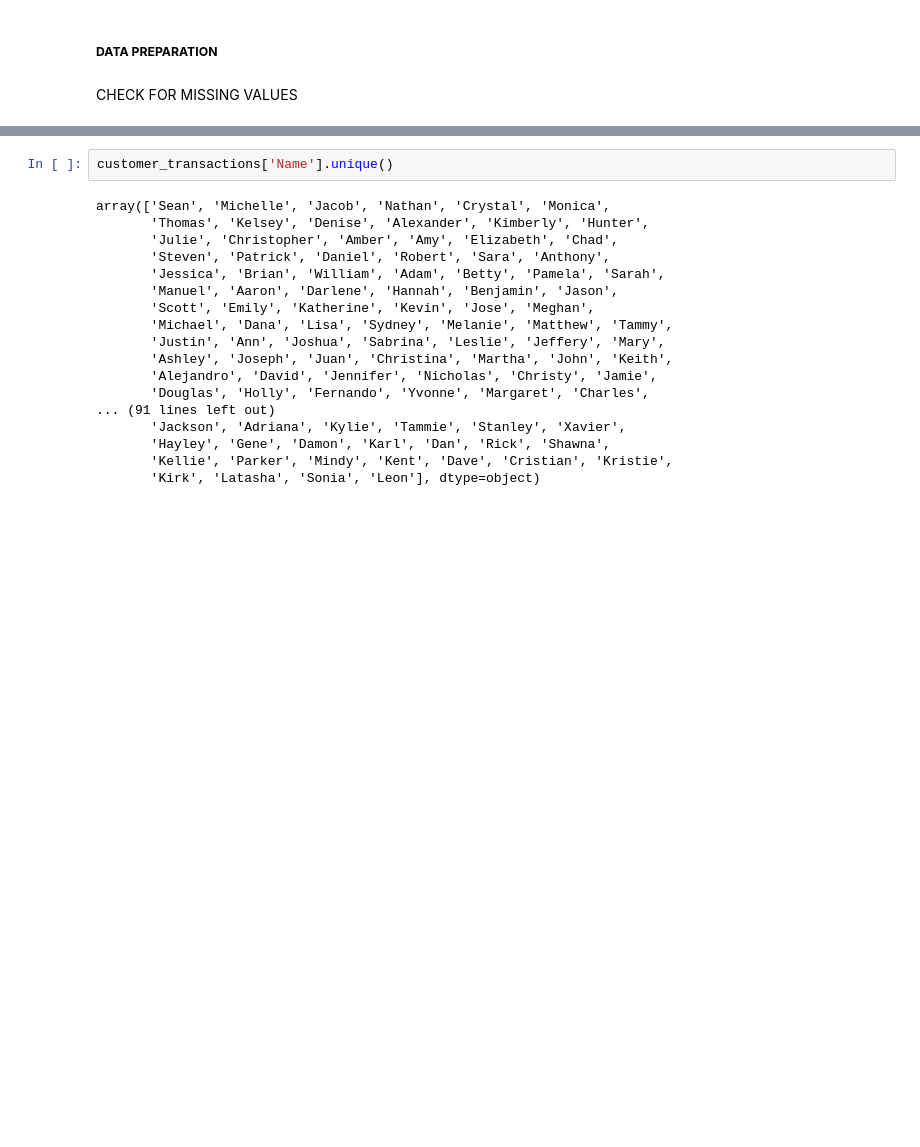
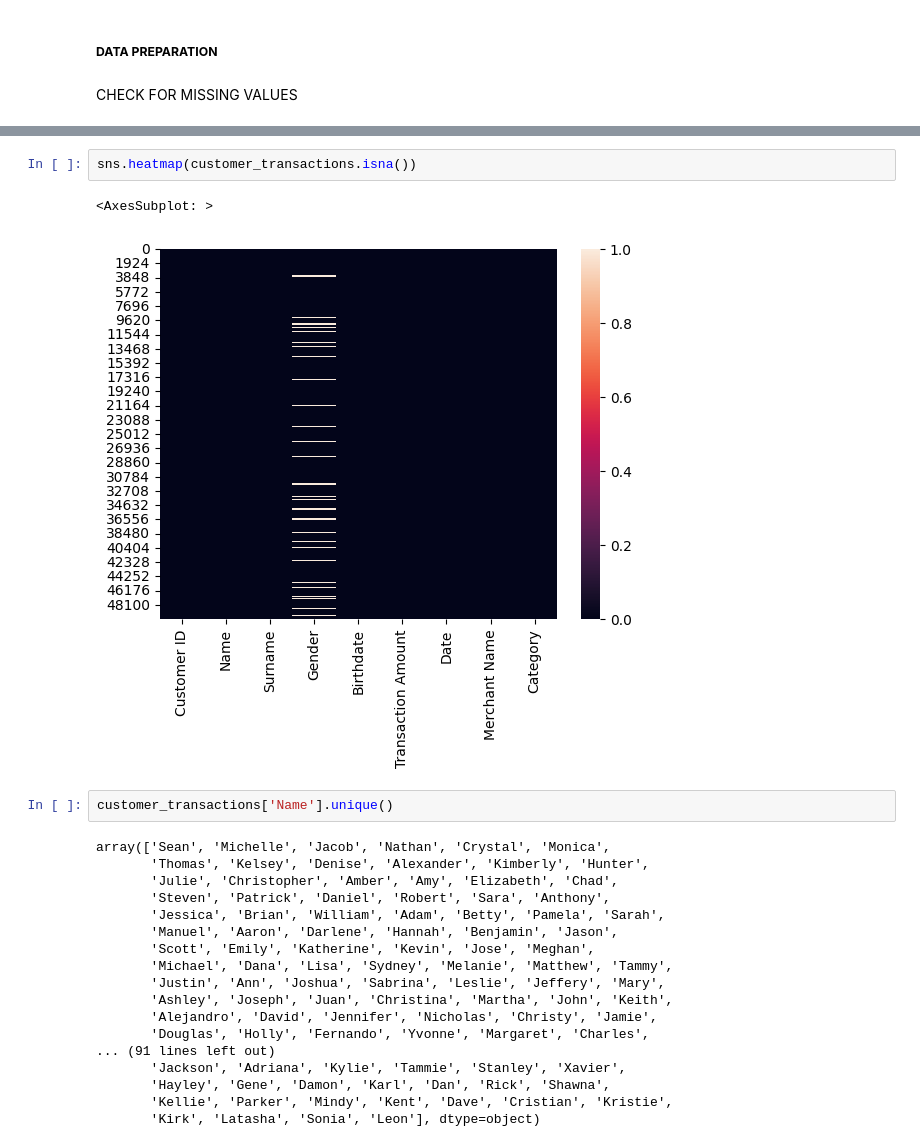
Before and after one commit to kwabenaboateng/CUSTOMER-TRANSACTIONS, a Jupyter notebook: Customer Transactions.ipynb, the cells around one changed output, grey strips where cells are left out. Cells and saved outputs as stored; diff of their text form; blank space fills up the shorter version.

Commit message:
Dataset heatmap added

```diff
--- a/Customer Transactions.ipynb
+++ b/Customer Transactions.ipynb
@@ -154,6 +154,11 @@ Date                     0
 Merchant Name            0
 Category                 0
 dtype: int64
+# %%
+sns.heatmap(customer_transactions.isna())
+# %% [output]
+<AxesSubplot: >
+[figure, added]
 # %%
 customer_transactions['Name'].unique()
 # %% [output]
```
Also changed, not shown: parts of 3 cells of this notebook.
